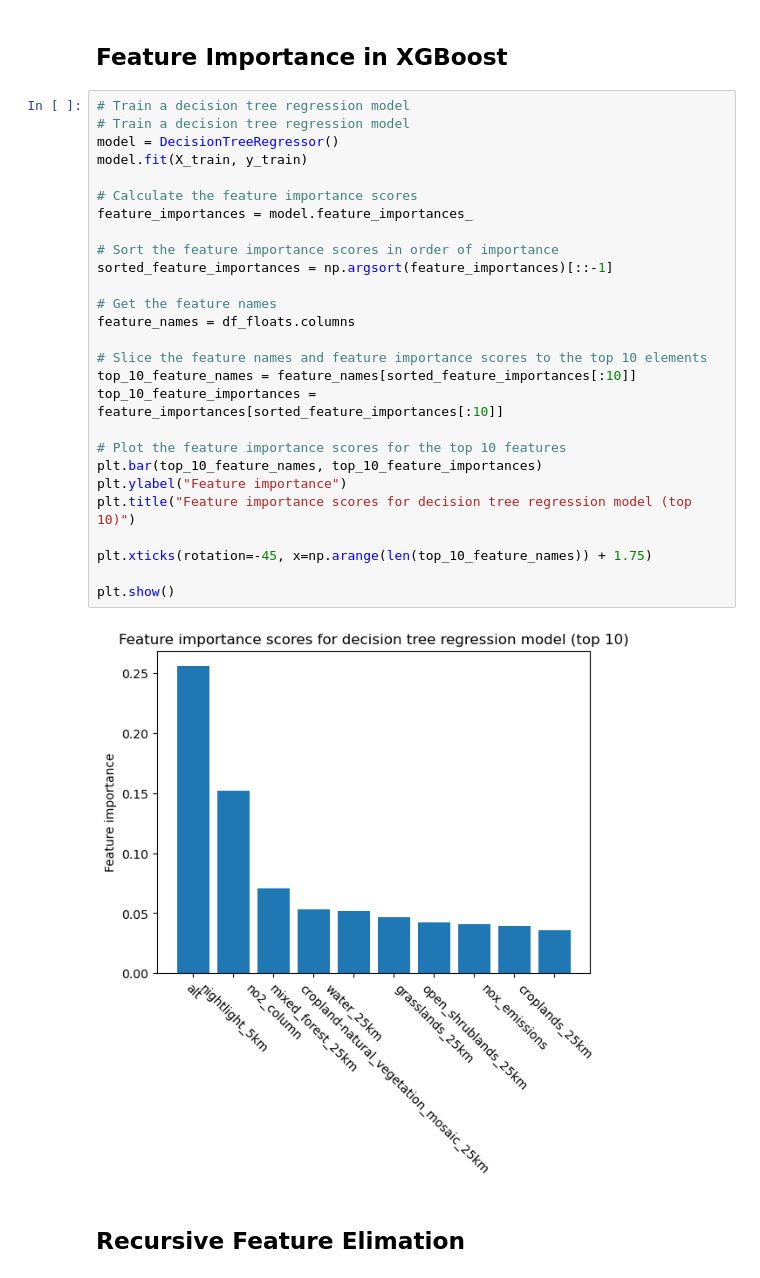
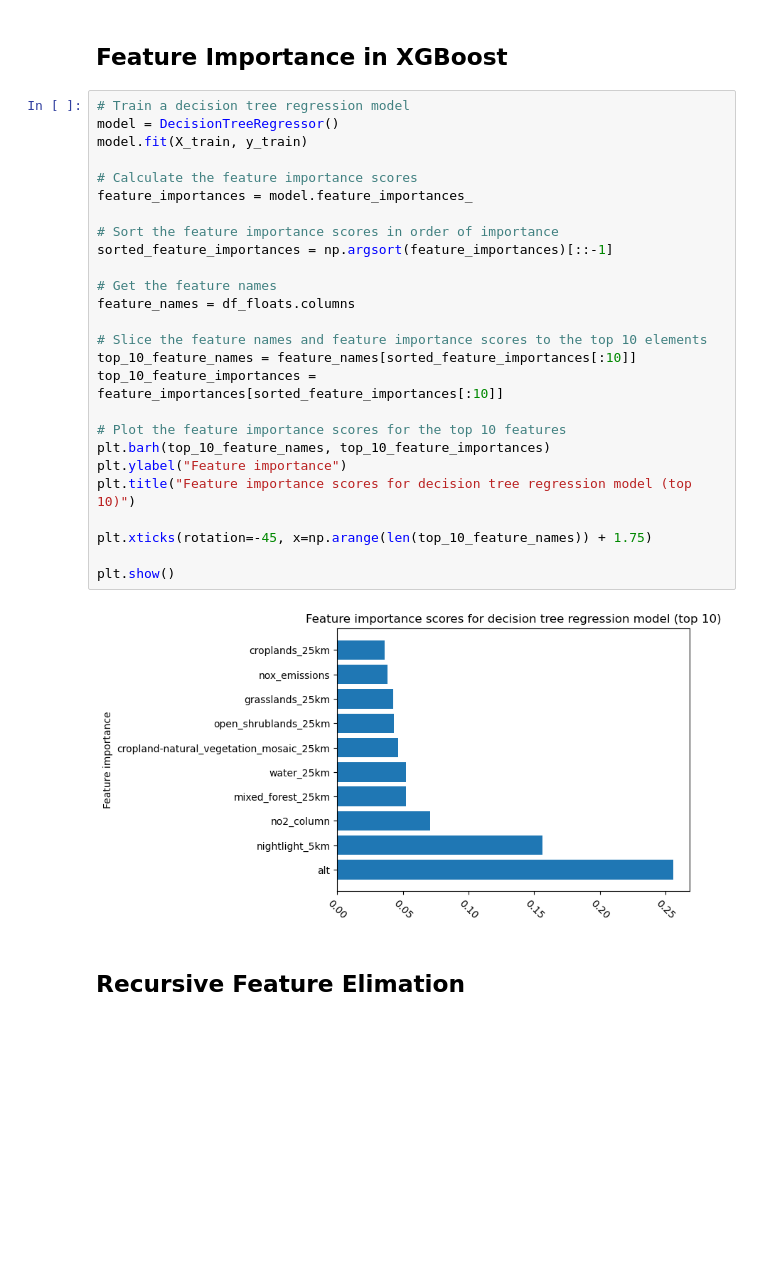
Before and after one commit to ThomasMGeo/intro_ML_NCAR, a Jupyter notebook: notebooks/EdEc_lesson4_trees.ipynb, the cells around one changed output. Saved outputs shown, nothing was run; the diff lists cells and outputs as text; blank space fills up the shorter version.

Commit message:
Update EdEc_lesson4_trees.ipynb
updated lesson 4

```diff
--- a/notebooks/EdEc_lesson4_trees.ipynb
+++ b/notebooks/EdEc_lesson4_trees.ipynb
@@ -312,34 +312,33 @@ plt.show()
 # %% [markdown]
 ## Feature Importance in XGBoost
 # %%
-# Train a decision tree regression model
 # Train a decision tree regression model
 model = DecisionTreeRegressor()
 model.fit(X_train, y_train)
 
 # Calculate the feature importance scores
 feature_importances = model.feature_importances_
 
 # Sort the feature importance scores in order of importance
 sorted_feature_importances = np.argsort(feature_importances)[::-1]
 
 # Get the feature names
 feature_names = df_floats.columns
 
 # Slice the feature names and feature importance scores to the top 10 elements
 top_10_feature_names = feature_names[sorted_feature_importances[:10]]
 top_10_feature_importances = feature_importances[sorted_feature_importances[:10]]
 
 # Plot the feature importance scores for the top 10 features
-plt.bar(top_10_feature_names, top_10_feature_importances)
+plt.barh(top_10_feature_names, top_10_feature_importances)
 plt.ylabel("Feature importance")
 plt.title("Feature importance scores for decision tree regression model (top 10)")
 
 plt.xticks(rotation=-45, x=np.arange(len(top_10_feature_names)) + 1.75)
 
 plt.show()
 # %% [output]
-[figure, old version]
+[figure, new version]
 # %% [markdown]
 ## Recursive Feature Elimation
 # %% [markdown]
```
Also changed, not shown: parts of 18 cells of this notebook.
